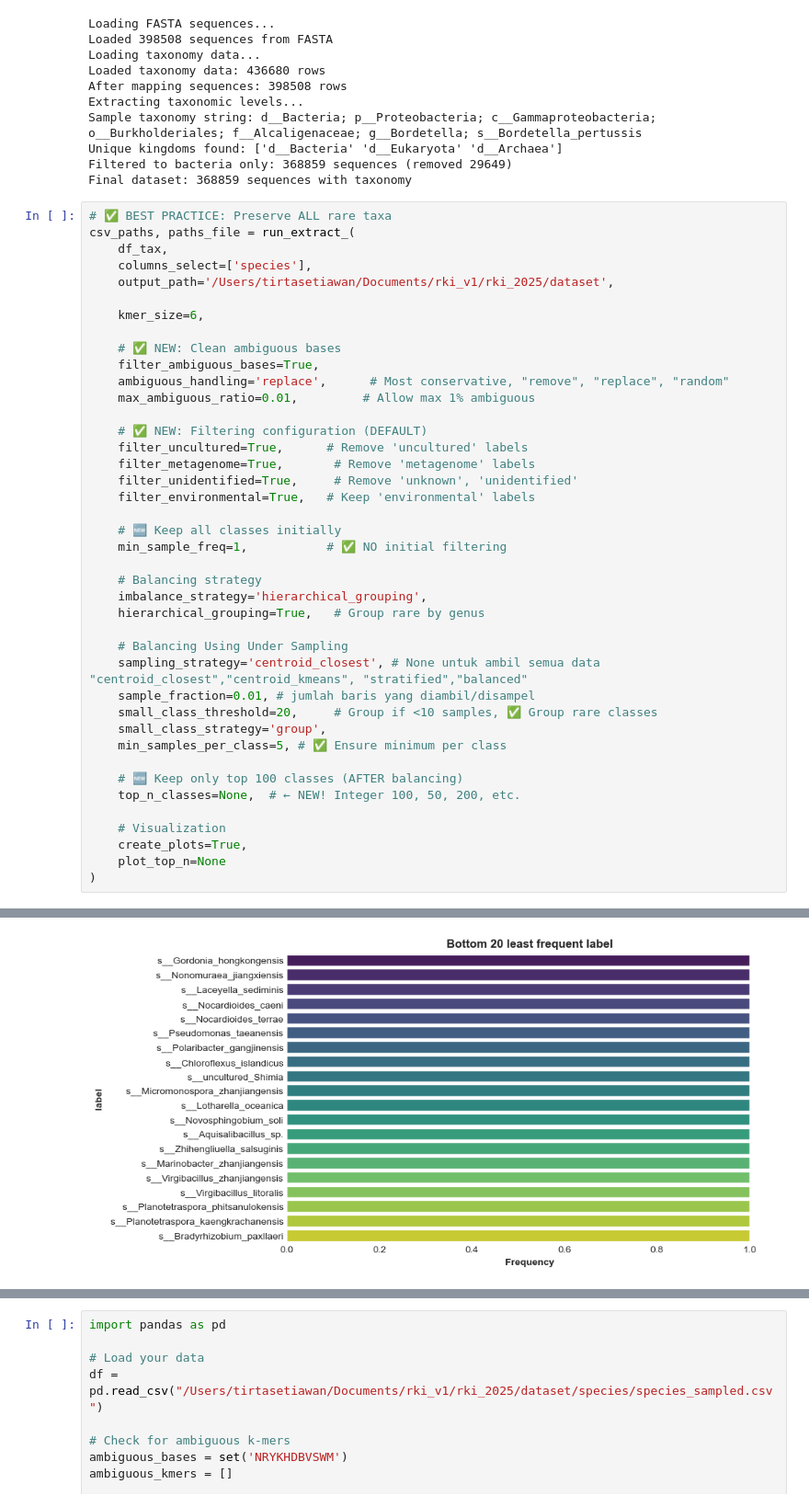
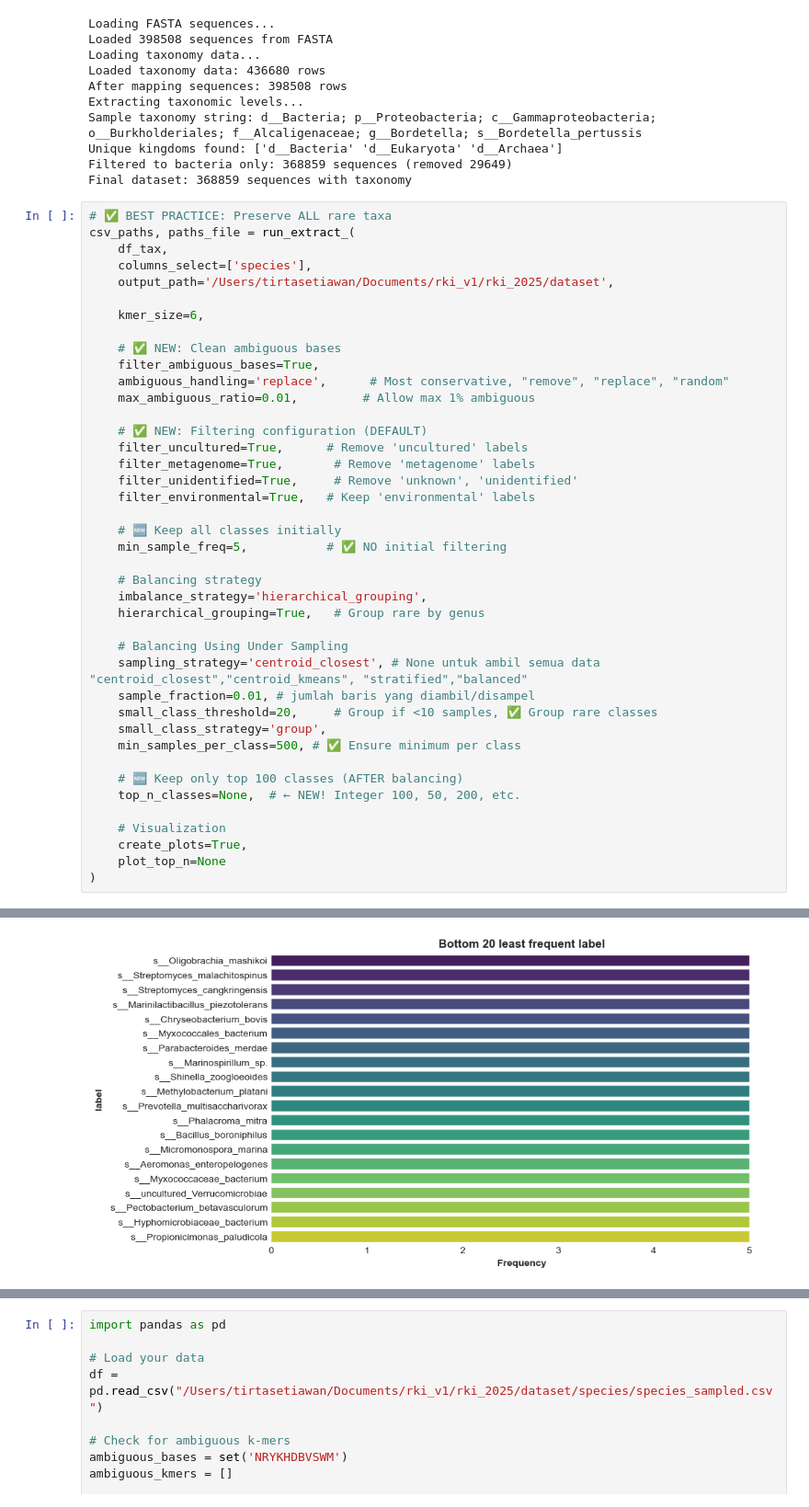
Before and after one commit to setiawantirta/SCALR-Tax, a Jupyter notebook: centroid-kmeans-50-rki.ipynb, the cells around one changed output, grey strips where cells are left out. Shown at 92% size. Cells and saved outputs as stored; diff of their text form.

```diff
--- a/centroid-kmeans-50-rki.ipynb
+++ b/centroid-kmeans-50-rki.ipynb
@@ -301,7 +301,7 @@ csv_paths, paths_file = run_extract_(
     filter_environmental=True,   # Keep 'environmental' labels
 
     # 🆕 Keep all classes initially
-    min_sample_freq=1,           # ✅ NO initial filtering
+    min_sample_freq=5,           # ✅ NO initial filtering
 
     # Balancing strategy
     imbalance_strategy='hierarchical_grouping',
@@ -312,7 +312,7 @@ csv_paths, paths_file = run_extract_(
     sample_fraction=0.01, # jumlah baris yang diambil/disampel
     small_class_threshold=20,     # Group if <10 samples, ✅ Group rare classes
     small_class_strategy='group',
-    min_samples_per_class=5, # ✅ Ensure minimum per class
+    min_samples_per_class=500, # ✅ Ensure minimum per class
 
     # 🆕 Keep only top 100 classes (AFTER balancing)
     top_n_classes=None,  # ← NEW! Integer 100, 50, 200, etc.
@@ -340,7 +340,7 @@ csv_paths, paths_file = run_extract_(
 
 💾 CSV saved to: /Users/tirtasetiawan/Documents/rki_v1/rki_2025/dataset/species/species.csv
 [figure]
-[figure, old version]
+[figure, new version]
 📊 Frequency plots saved to: /Users/tirtasetiawan/Documents/rki_v1/rki_2025/dataset/species
 ======================================================================
 
```
Also changed, not shown: parts of 14 cells of this notebook, 4 other files.
